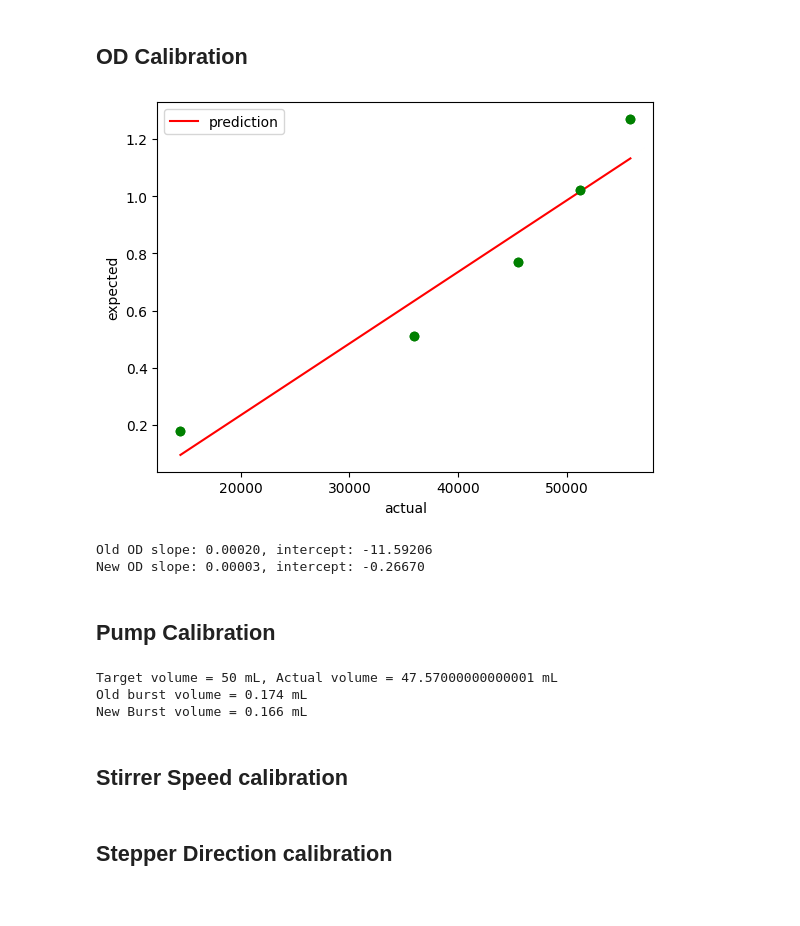
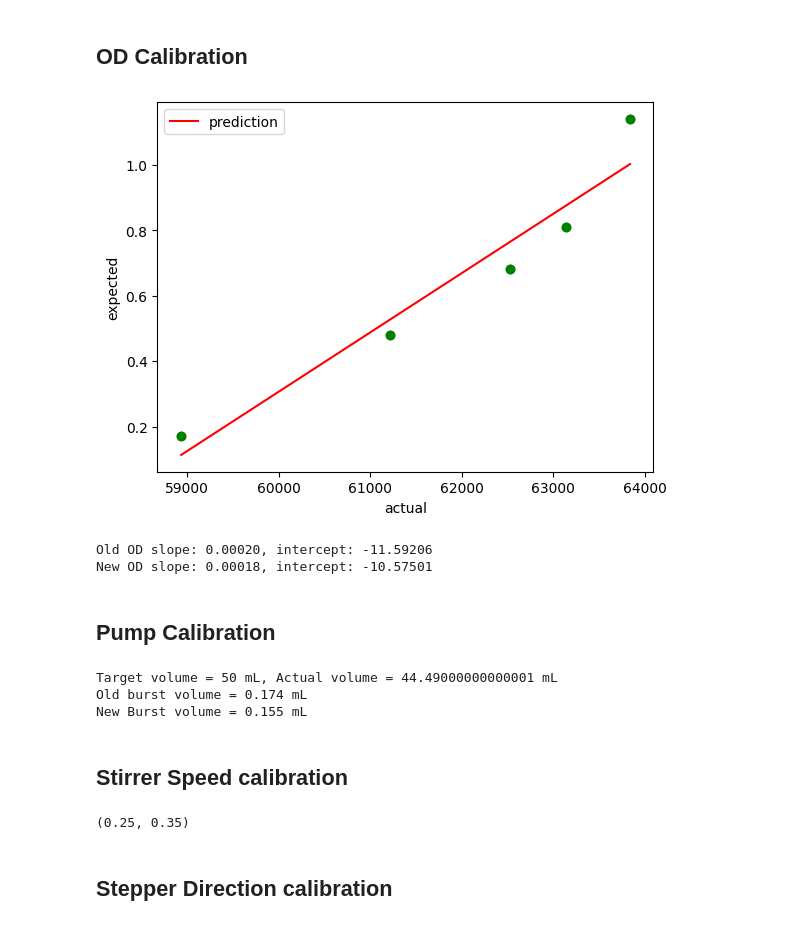
Before and after one commit to Schwank-Lab/evoflow-reactor, a Jupyter notebook: calibration/calibration.ipynb, the cells around one changed output. Cells and saved outputs as stored; diff of their text form; code cells hidden in the pictures.

Commit message:
calibrate bravo

```diff
--- a/calibration/calibration.ipynb
+++ b/calibration/calibration.ipynb
@@ -5,7 +5,7 @@ from pathlib import Path
 import json
 import pandas as pd
 
-DATA_FOLDER = Path('../experiments/20240725_arnold')
+DATA_FOLDER = Path('../experiments/20240730_bravo')
 
 with open(DATA_FOLDER / 'old_reactor_config.json') as f:
     cfg = json.load(f)
@@ -87,21 +87,21 @@ New lagoon temp slope: 1.21, intercept: -4.87
 # %%
 measured_od = pd.read_csv(DATA_FOLDER / 'od.csv', header=None)
 od_mean = measured_od.mean(axis=1)
 od_std = measured_od.std(axis=1)
-od = pd.DataFrame({'expected': [0.18, 0.51, 0.77, 1.02, 1.27], 'actual': od_mean, 'actual_std': od_std})
+od = pd.DataFrame({'expected': [0.17, 0.48, 0.68, 0.81, 1.14], 'actual': od_mean, 'actual_std': od_std})
 
 od_slope, od_intercept = linear_fit_1d(od, x='actual', y='expected', x_std='actual_std')
 print(f"Old OD slope: {cfg['incubator_od']['slope']:.5f}, intercept: {cfg['incubator_od']['intercept']:.5f}")
 print(f"New OD slope: {od_slope:.5f}, intercept: {od_intercept:.5f}")
 # %% [output]
-[figure, old version]
+[figure, new version]
 Old OD slope: 0.00020, intercept: -11.59206
-New OD slope: 0.00003, intercept: -0.26670
+New OD slope: 0.00018, intercept: -10.57501
 # %% [markdown]
 ## Pump Calibration
 # %%
 target_vol = 50
-actual_vol = 124.92 - 77.35
+actual_vol = 150.81 - 106.32
 print(f'Target volume = {target_vol} mL, Actual volume = {actual_vol} mL')
 
 expected_burst_vol = cfg["pump_incubator_to_lagoon_burst_vol_ml"]
@@ -110,9 +110,9 @@ actual_burst_vol = actual_vol / (target_vol / expected_burst_vol)
 print(f'Old burst volume = {expected_burst_vol:.3f} mL')
 print(f'New Burst volume = {actual_burst_vol:.3f} mL')
 # %% [output]
-Target volume = 50 mL, Actual volume = 47.57000000000001 mL
+Target volume = 50 mL, Actual volume = 44.49000000000001 mL
 Old burst volume = 0.174 mL
-New Burst volume = 0.166 mL
+New Burst volume = 0.155 mL
 # %% [markdown]
 ## Stirrer Speed calibration
 # %%
@@ -120,6 +120,9 @@ with open(DATA_FOLDER / 'inc_stirrer_speed_frac.txt', 'r') as f:
     inc_stirrer_top_speed_frac = float(f.read())
 
 lagoon_stirrer_top_speed_frac = 0.35
+inc_stirrer_top_speed_frac, lagoon_stirrer_top_speed_frac
+# %% [output]
+(0.25, 0.35)
 # %% [markdown]
 ## Stepper Direction calibration
 # %%
```
Also changed, not shown: parts of 2 cells of this notebook.
